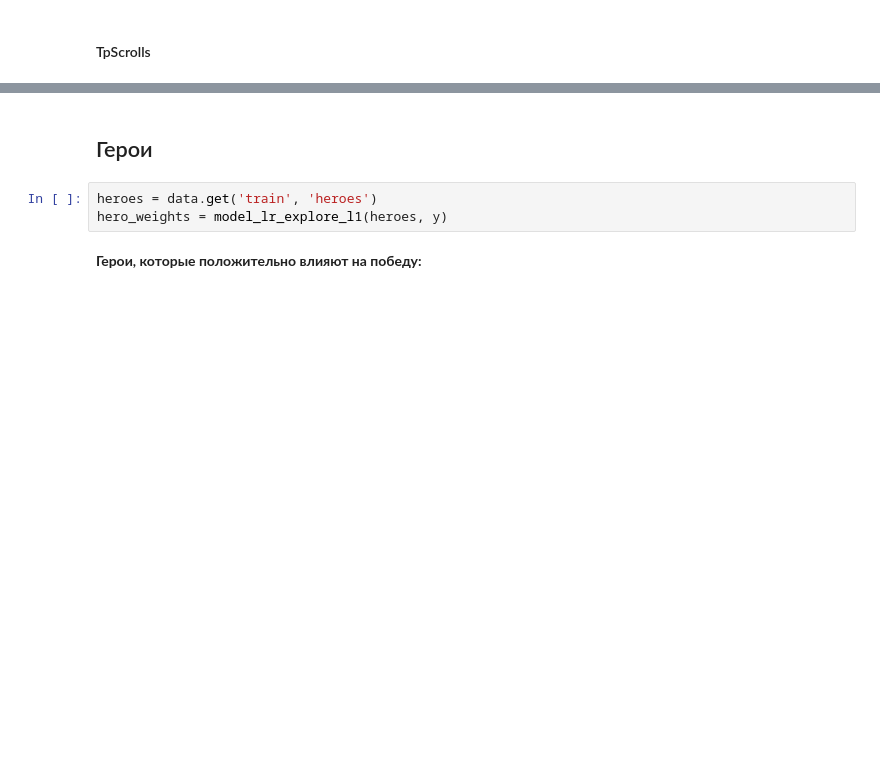
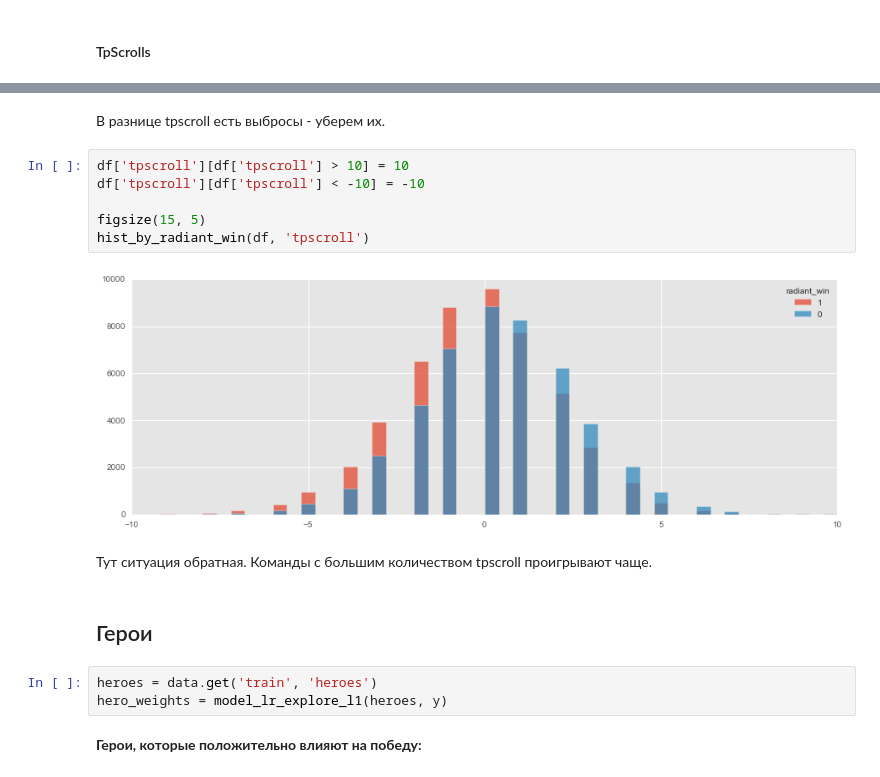
Before and after one commit to blagoffvyacheslav/kaggle, a Jupyter notebook: 2016-02-dota-2-win-probability-prediction/report.ipynb, the cells around one changed output, grey strips where cells are left out. Cells and saved outputs as stored; diff of their text form; blank space fills up the shorter version.

```diff
--- a/2016-02-dota-2-win-probability-prediction/report.ipynb
+++ b/2016-02-dota-2-win-probability-prediction/report.ipynb
@@ -124,3 +160,15 @@ hist_by_radiant_win(df, 'tpscroll_count')
+# %% [markdown]
+В разнице tpscroll есть выбросы - уберем их.
+# %%
+df['tpscroll'][df['tpscroll'] > 10] = 10
+df['tpscroll'][df['tpscroll'] < -10] = -10
+
+figsize(15, 5)
+hist_by_radiant_win(df, 'tpscroll')
+# %% [output]
+[figure, added]
+# %% [markdown]
+ Тут ситуация обратная. Команды с большим количеством tpscroll проигрывают чаще.
 # %% [markdown]
 ## Герои
 # %%
```
Also changed, not shown: parts of 56 cells of this notebook.
